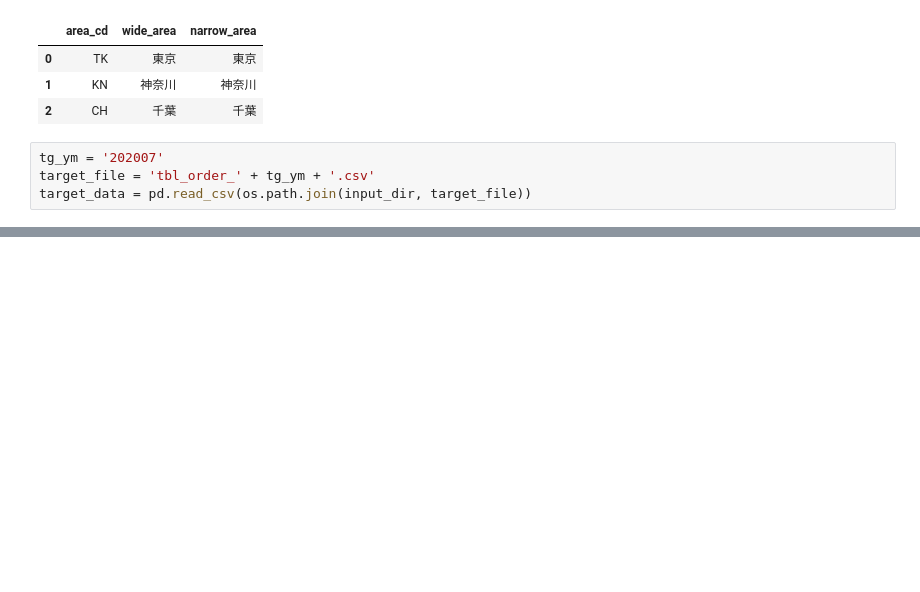
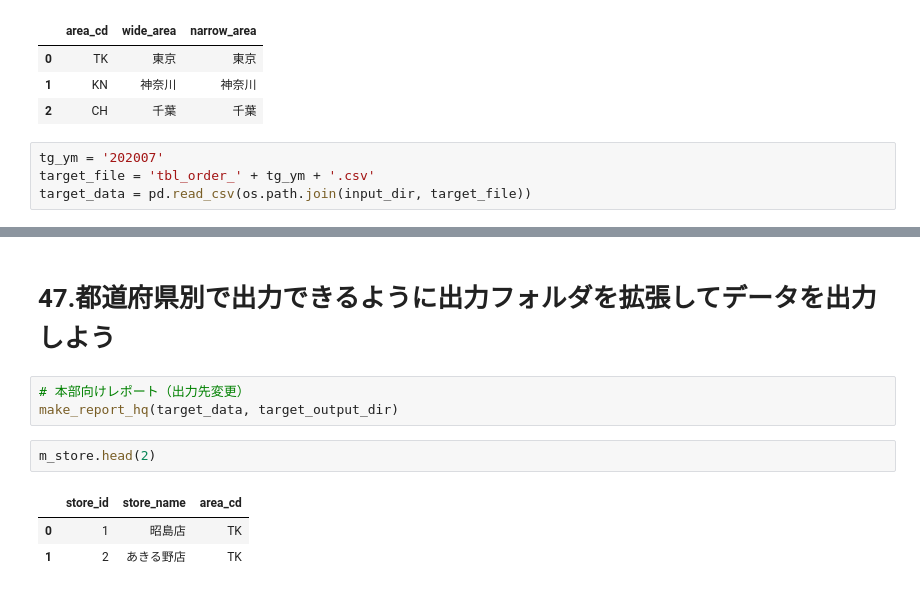
Before and after one commit to YutoTakaki0626/Machine-learning-100, a Jupyter notebook: ch5/main.ipynb, the cells around one changed output, grey strips where cells are left out. Cells and saved outputs as stored; diff of their text form; blank space fills up the shorter version.

```diff
--- a/ch5/main.ipynb
+++ b/ch5/main.ipynb
@@ -47,0 +305,11 @@ if tg_ym == min_str_date and tg_ym == max_str_date:
+# %% [markdown]
+# 47.都道府県別で出力できるように出力フォルダを拡張してデータを出力しよう
+# %%
+# 本部向けレポート（出力先変更）
+make_report_hq(target_data, target_output_dir)
+# %%
+m_store.head(2)
+# %% [output]
+|  | store_id | store_name | area_cd |
+| 0 | 1 | 昭島店 | TK |
+| 1 | 2 | あきる野店 | TK |
```
Also changed, not shown: parts of 26 cells of this notebook, 5 other files.
